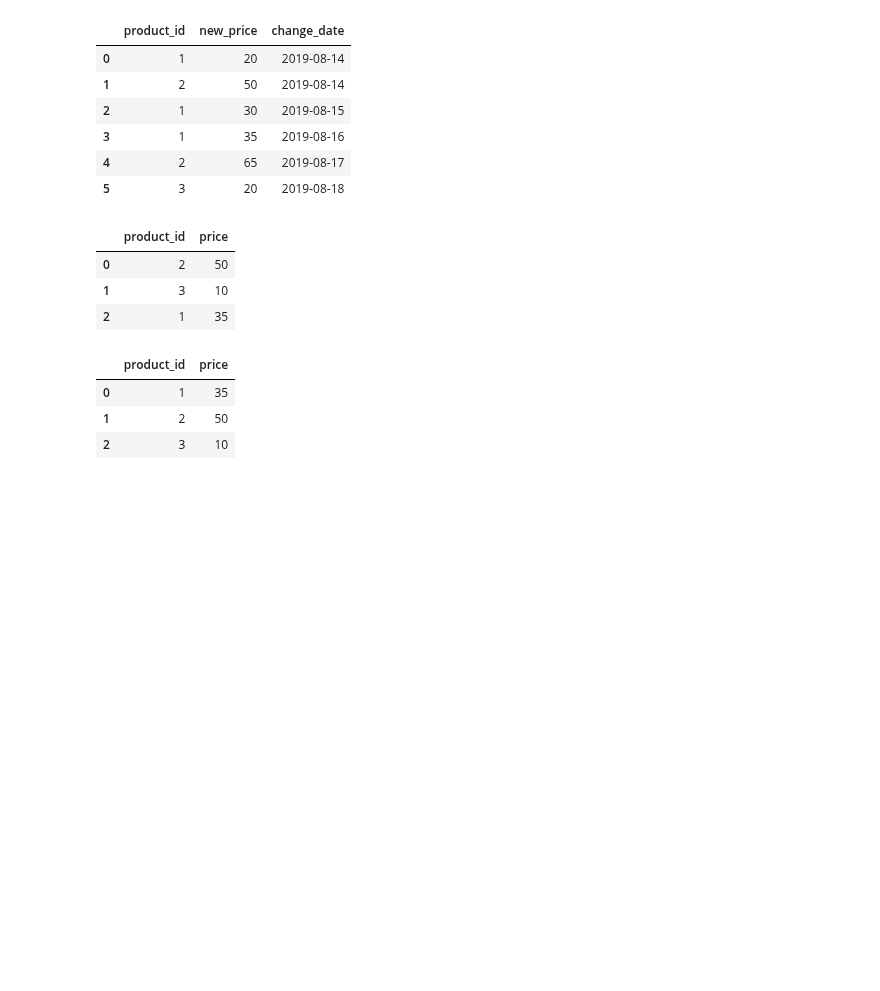
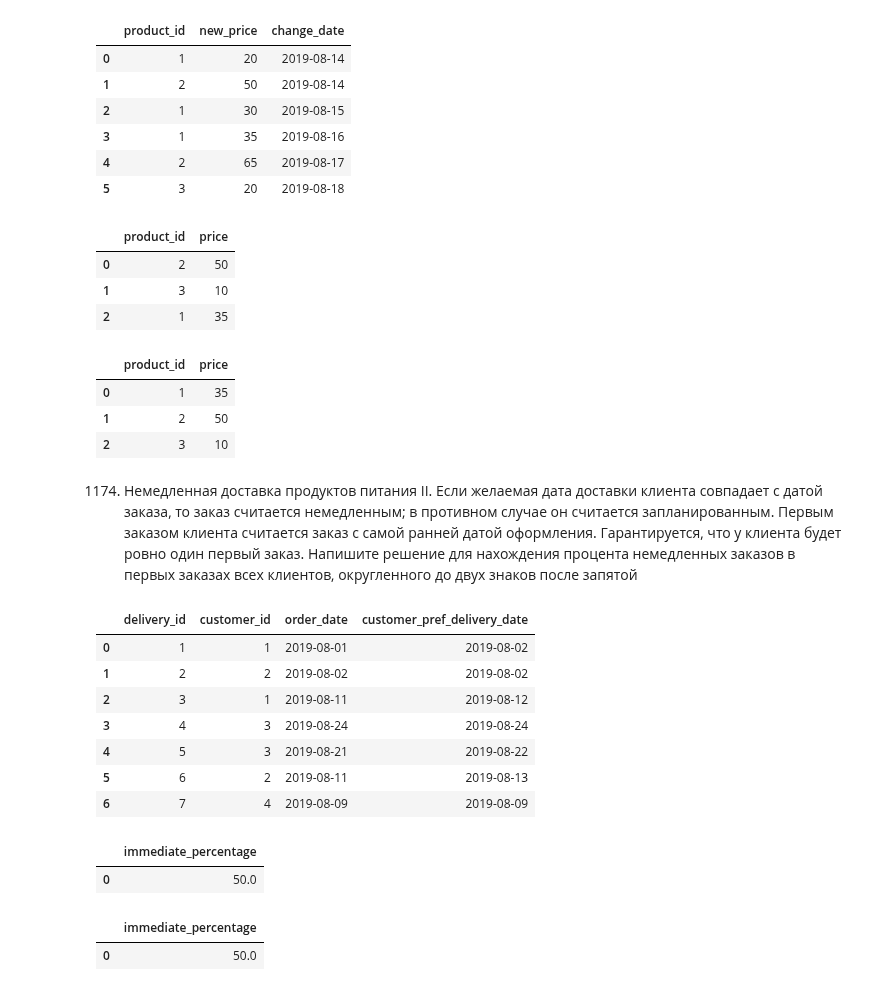
Before and after one commit to Praldmur/Tasks, a Jupyter notebook: LeetCode_Med.ipynb, the cells around one changed output. Cells and saved outputs as stored; diff of their text form; code cells hidden in the pictures; blank space fills up the shorter version.

```diff
--- a/LeetCode_Med.ipynb
+++ b/LeetCode_Med.ipynb
@@ -797,3 +797,41 @@ df[df.change_date == latest_dates].merge(products.product_id.drop_duplicates(),
 | 0 | 1 | 35 |
 | 1 | 2 | 50 |
 | 2 | 3 | 10 |
+# %% [markdown]
+1174. Немедленная доставка продуктов питания II. Если желаемая дата доставки клиента совпадает с датой заказа, то заказ считается немедленным; в противном случае он считается запланированным. Первым заказом клиента считается заказ с самой ранней датой оформления. Гарантируется, что у клиента будет ровно один первый заказ. Напишите решение для нахождения процента немедленных заказов в первых заказах всех клиентов, округленного до двух знаков после запятой
+# %%
+data = [[1, 1, '2019-08-01', '2019-08-02'], [2, 2, '2019-08-02', '2019-08-02'], [3, 1, '2019-08-11', '2019-08-12'], [4, 3, '2019-08-24', '2019-08-24'], [5, 3, '2019-08-21', '2019-08-22'], [6, 2, '2019-08-11', '2019-08-13'], [7, 4, '2019-08-09', '2019-08-09']]
+delivery = pd.DataFrame(data, columns=['delivery_id', 'customer_id', 'order_date', 'customer_pref_delivery_date']).astype({'delivery_id':'Int64', 'customer_id':'Int64', 'order_date':'datetime64[ns]', 'customer_pref_delivery_date':'datetime64[ns]'})
+delivery
+# %% [output]
+|  | delivery_id | customer_id | order_date | customer_pref_delivery_date |
+| 0 | 1 | 1 | 2019-08-01 | 2019-08-02 |
+| 1 | 2 | 2 | 2019-08-02 | 2019-08-02 |
+| 2 | 3 | 1 | 2019-08-11 | 2019-08-12 |
+| 3 | 4 | 3 | 2019-08-24 | 2019-08-24 |
+| 4 | 5 | 3 | 2019-08-21 | 2019-08-22 |
+| 5 | 6 | 2 | 2019-08-11 | 2019-08-13 |
+| 6 | 7 | 4 | 2019-08-09 | 2019-08-09 |
+# %%
+first_orders = delivery.loc[delivery.groupby('customer_id')['order_date'].idxmin()]
+first_orders['immediate'] = first_orders['order_date'] == first_orders['customer_pref_delivery_date']
+pd.DataFrame({'immediate_percentage': [round(first_orders['immediate'].mean() * 100,2)]})
+# %% [output]
+|  | immediate_percentage |
+| 0 | 50.0 |
+# %%
+query = """
+with t1 as(
+    select
+        *,
+        row_number() over (partition by customer_id order by order_date) as rn_date
+    from delivery
+)
+select round(sum(case when order_date = customer_pref_delivery_date then 1 else 0 end)/count(distinct customer_id)::numeric * 100,2) as immediate_percentage
+from t1
+where rn_date = 1
+"""
+duckdb.query(query).to_df()
+# %% [output]
+|  | immediate_percentage |
+| 0 | 50.0 |
```
